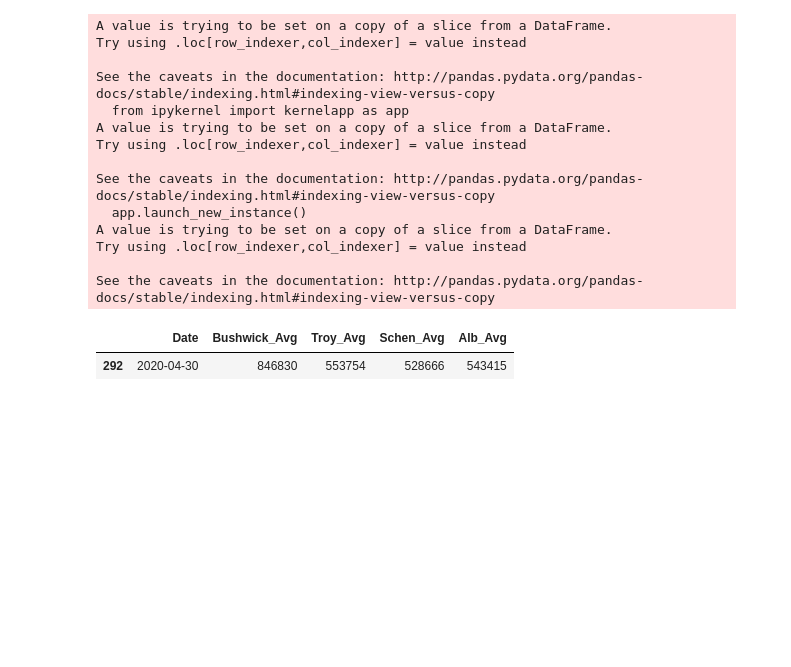
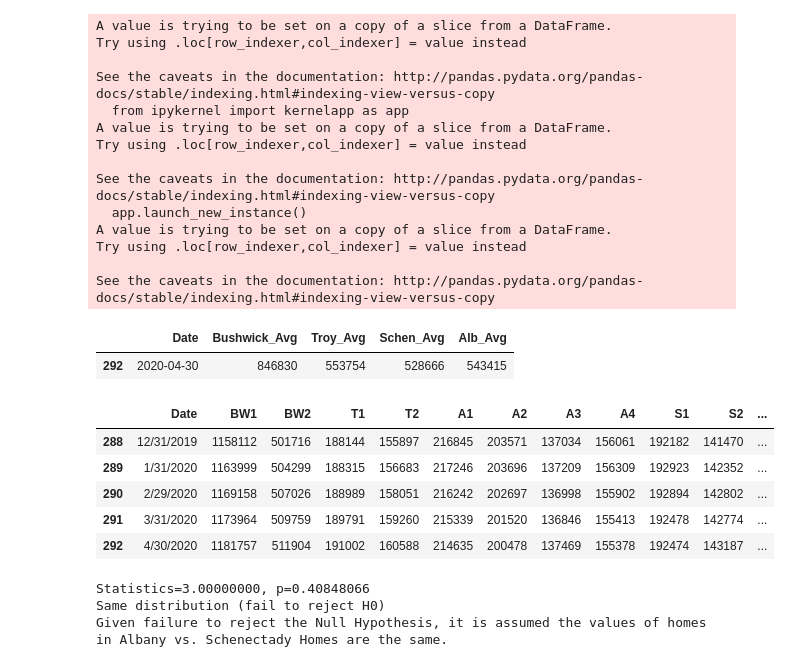
Before and after one commit to stryder518/Data_Science_Capstone, a Jupyter notebook: Data Science Capstone.ipynb, the cells around one changed output. Saved outputs shown, nothing was run; the diff lists cells and outputs as text; code cells hidden in the pictures; blank space fills up the shorter version.

```diff
--- a/Data Science Capstone.ipynb
+++ b/Data Science Capstone.ipynb
@@ -701,3 +716,49 @@ Try using .loc[row_indexer,col_indexer] = value instead
 See the caveats in the documentation: http://pandas.pydata.org/pandas-docs/stable/indexing.html#indexing-view-versus-copy
 |  | Date | Bushwick_Avg | Troy_Avg | Schen_Avg | Alb_Avg |
 | 292 | 2020-04-30 | 846830 | 553754 | 528666 | 543415 |
+# %%
+#Conducting a MannWhitney Test for statistically signfiicant differnece in values, we need to have the median of all values (all home values in each zip)
+#thus in this section we obtain the median values and execute teh MannWhitneyU test to check if there is a difference between Schenectady and Albany home values
+
+ht.columns.values[0] = "Date"
+ht['Seq'] = ht.index
+ht.head()
+
+am = ht.groupby(['Seq'])[['A1', 'A2', 'A3', 'A4']].apply(np.median)
+ht['Alb_Median'] = am
+
+sm = ht.groupby(['Seq'])[['S1', 'S2']].apply(np.median)
+ht['Schen_Median'] = sm
+
+ht.tail()
+# %% [output]
+|  | Date | BW1 | BW2 | T1 | T2 | A1 | A2 | A3 | A4 | S1 | S2 | ... |
+| 288 | 12/31/2019 | 1158112 | 501716 | 188144 | 155897 | 216845 | 203571 | 137034 | 156061 | 192182 | 141470 | ... |
+| 289 | 1/31/2020 | 1163999 | 504299 | 188315 | 156683 | 217246 | 203696 | 137209 | 156309 | 192923 | 142352 | ... |
+| 290 | 2/29/2020 | 1169158 | 507026 | 188989 | 158051 | 216242 | 202697 | 136998 | 155902 | 192894 | 142802 | ... |
+| 291 | 3/31/2020 | 1173964 | 509759 | 189791 | 159260 | 215339 | 201520 | 136846 | 155413 | 192478 | 142774 | ... |
+| 292 | 4/30/2020 | 1181757 | 511904 | 191002 | 160588 | 214635 | 200478 | 137469 | 155378 | 192474 | 143187 | ... |
+# %%
+from scipy.stats import mannwhitneyu
+
+a = [214635,200478,137469,155378] #define the group of values of Albany Homes
+s = [192474,143187] #Define the group of values of Schenectady Homes.
+
+#check significance between Albany and Schenectady to determine if these are independent in any way.
+#Hypothesis statement, are the values of Schenectady significantly different from Albany's home values?
+#Null Hypothesis is that the values of each city are the same.
+
+stat, p = mannwhitneyu(a, s)
+print('Statistics=%.8f, p=%.8f' % (stat, p))
+# interpret
+alpha = 0.05
+if p > alpha:
+	print('Same distribution (fail to reject H0)')
+else:
+	print('Different distribution (reject H0)')
+
+print('Given failure to reject the Null Hypothesis, it is assumed the values of homes in Albany vs. Schenectady Homes are the same.')
+# %% [output]
+Statistics=3.00000000, p=0.40848066
+Same distribution (fail to reject H0)
+Given failure to reject the Null Hypothesis, it is assumed the values of homes in Albany vs. Schenectady Homes are the same.
```
Also changed, not shown: parts of 2 cells of this notebook.
